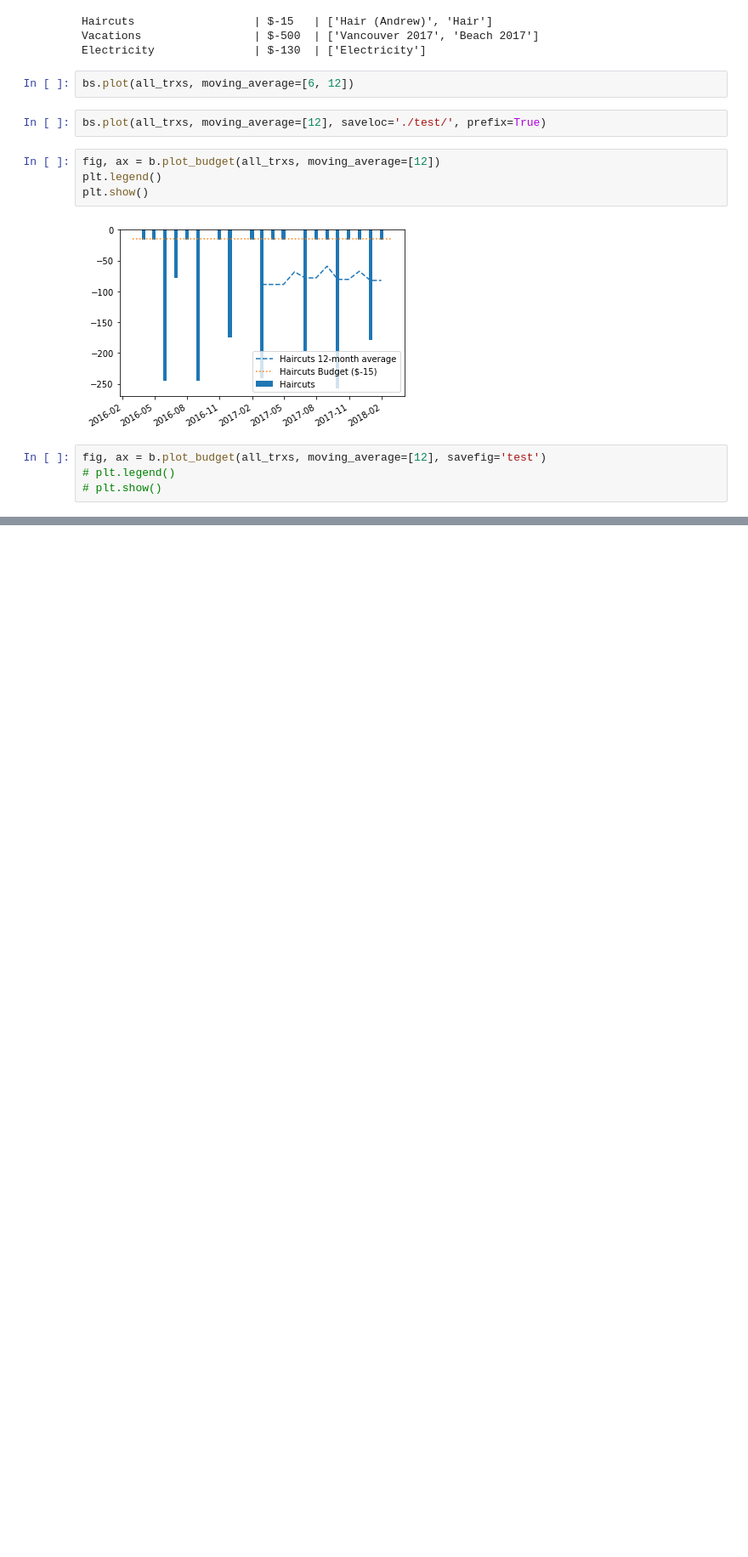
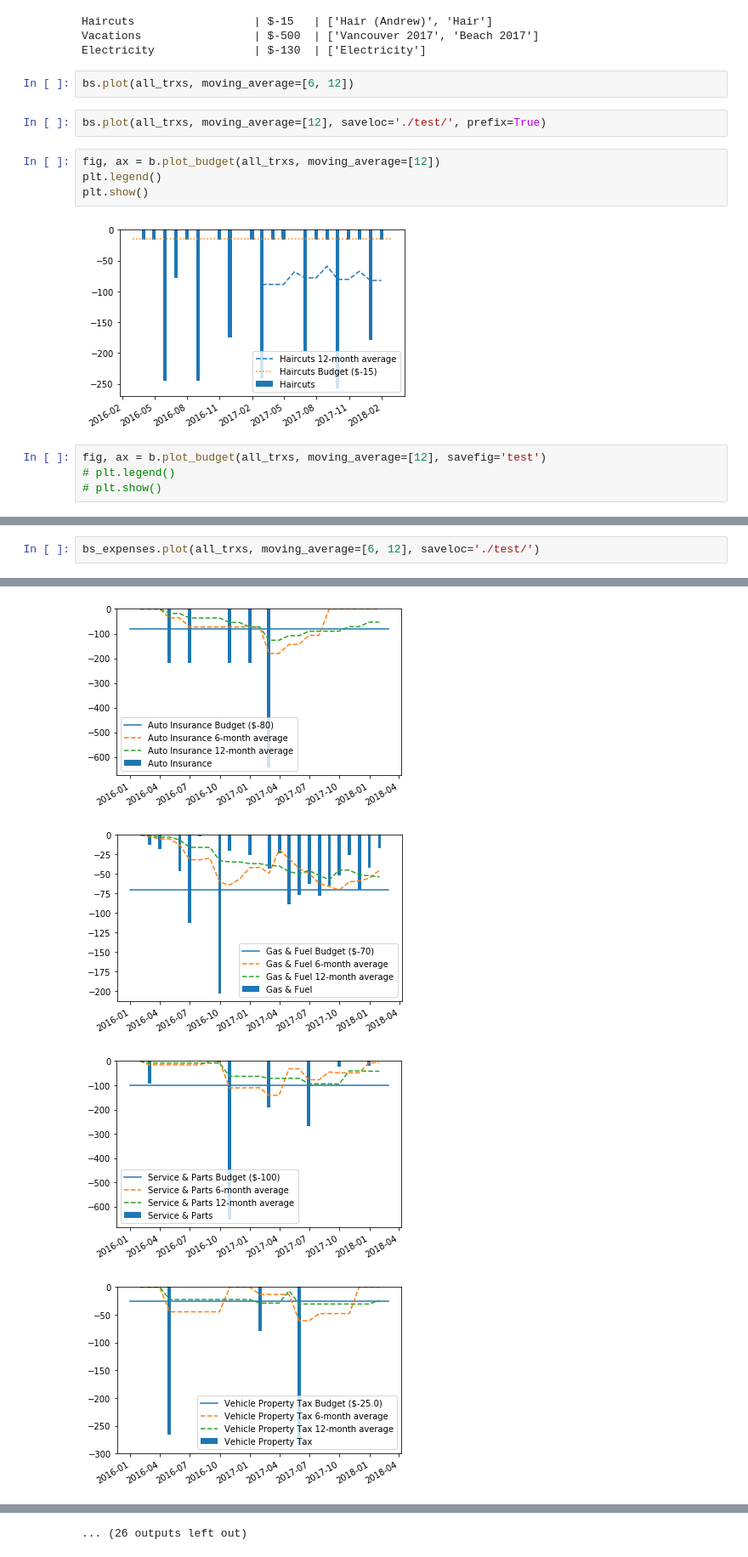
Before and after one commit to scribby182/Menthol, a Jupyter notebook: sandbox.ipynb, the cells around one changed output, grey strips where cells are left out. Shown at 85% size. Cells and saved outputs as stored; diff of their text form; blank space fills up the shorter version.

```diff
--- a/sandbox.ipynb
+++ b/sandbox.ipynb
@@ -163,0 +212,3 @@ dtype: int64
+# %%
+bs_expenses.plot(all_trxs, moving_average=[6, 12], saveloc='./test/')
+# %% [output]
@@ -163,0 +249,4 @@ dtype: int64
+[figure, added]
+[figure, added]
+[figure, added]
+[figure, added]
@@ -163,0 +259 @@ dtype: int64
+... (26 outputs left out)
```
Also changed, not shown: parts of 36 cells of this notebook, 4 other files.
